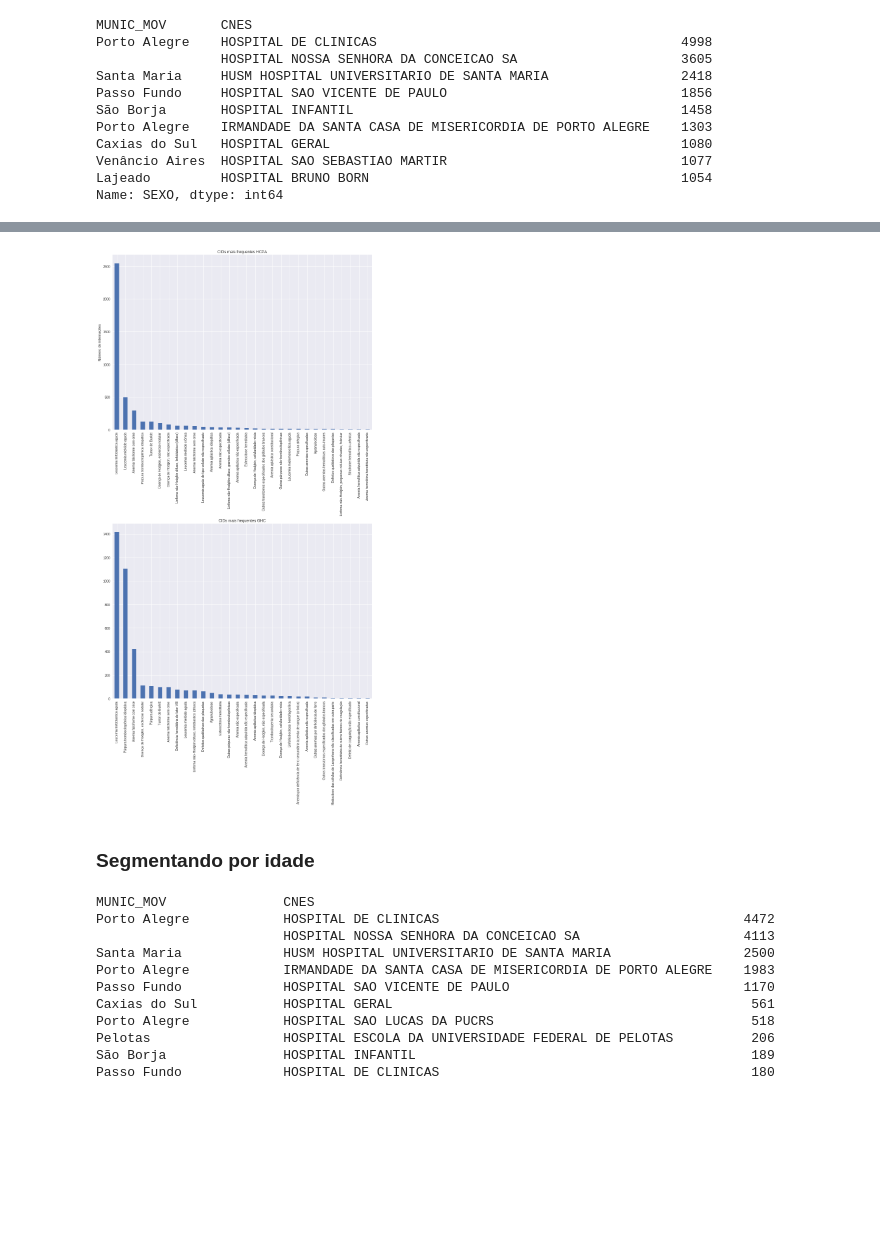
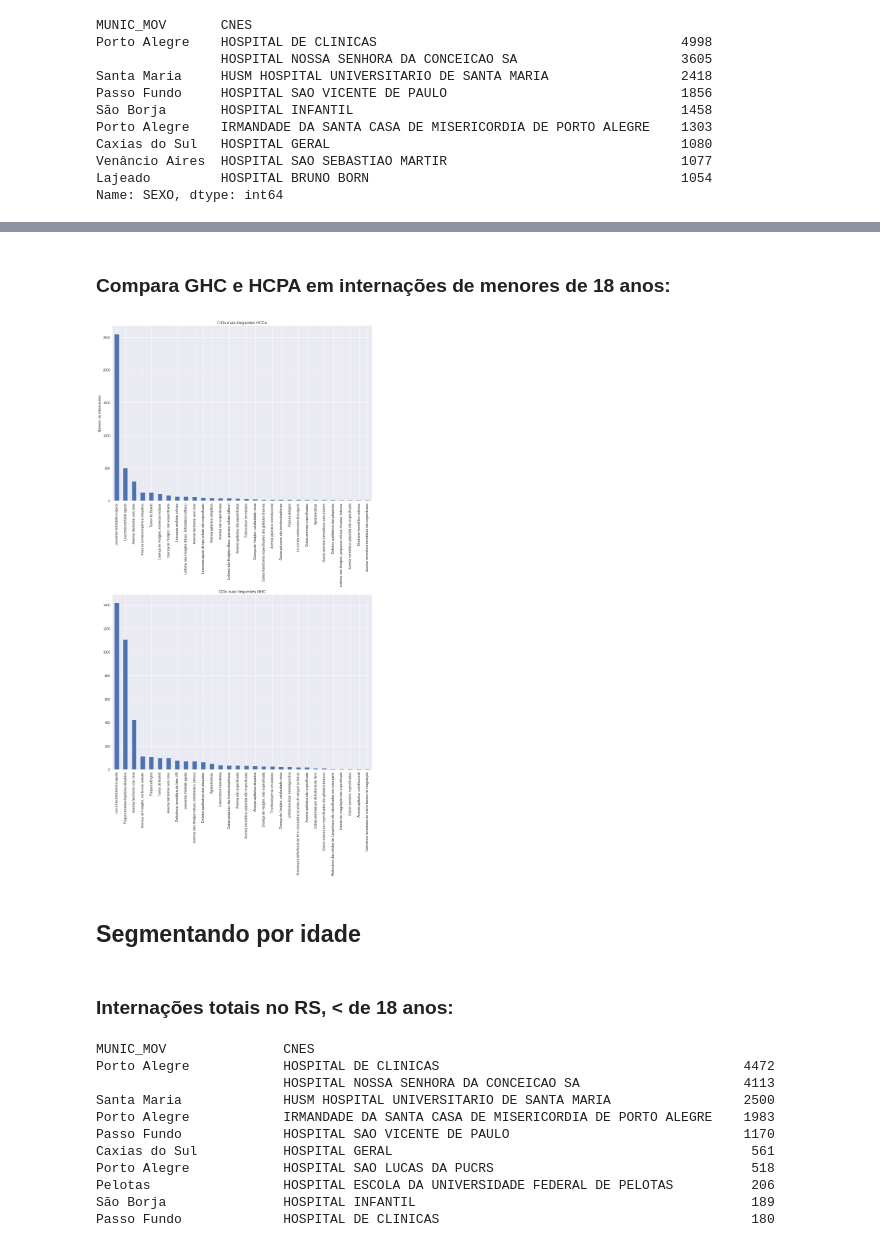
Before and after one commit to gbletsch/hematologic_hospitalizations_brazil, a Jupyter notebook: tcc.ipynb, the cells around one changed output, grey strips where cells are left out. Drawn from its saved outputs; the diff is of its cells as text; code cells hidden in the pictures; blank space fills up the shorter version.

```diff
--- a/tcc.ipynb
+++ b/tcc.ipynb
@@ -366,22 +395,25 @@ plt.show()
+# %% [markdown]
+### Compara GHC e HCPA em internações de menores de 18 anos:
 # %%
-# Compara GHC e HCPA menor de 18
-
 def int_cid_x_cnes(cnes, head=30, age=18):
-    return hemato[(hemato.CNES == cnes) & (hemato.IDADE < age)].DIAG_PRINC.map(cid_map).value_counts().head(head)
+    return hemato[(hemato.CNES == cnes) & (hemato.IDADE < age)].\
+                    DIAG_PRINC.map(cid_map).value_counts().head(head)
 
 hcpa = int_cid_x_cnes('2237601')
 ghc = int_cid_x_cnes('2237571')
 
 fig, ax = plt.subplots(2, 1, figsize=(12, 24))#, sharey=True)
 plt.title('Internações menores de 18 anos')
 hcpa.plot(kind='bar', ax=ax[0], title='CIDs mais frequentes HCPA')
 ax[0].set_ylabel('Número de internações')
 ghc.plot(kind='bar', ax=ax[1], title='CIDs mais frequentes GHC')
 plt.tight_layout()
-plt.savefig('int_cid_hcpa_x_ghc.png')
+plt.savefig('images/int_cid_hcpa_x_ghc_menores.png')
 plt.show()
 # %% [output]
-[figure, old version]
+[figure, new version]
 # %% [markdown]
-### Segmentando por idade
+## Segmentando por idade
+# %% [markdown]
+### Internações totais no RS, < de 18 anos:
 # %%
```
Also changed, not shown: parts of 44 cells of this notebook.
